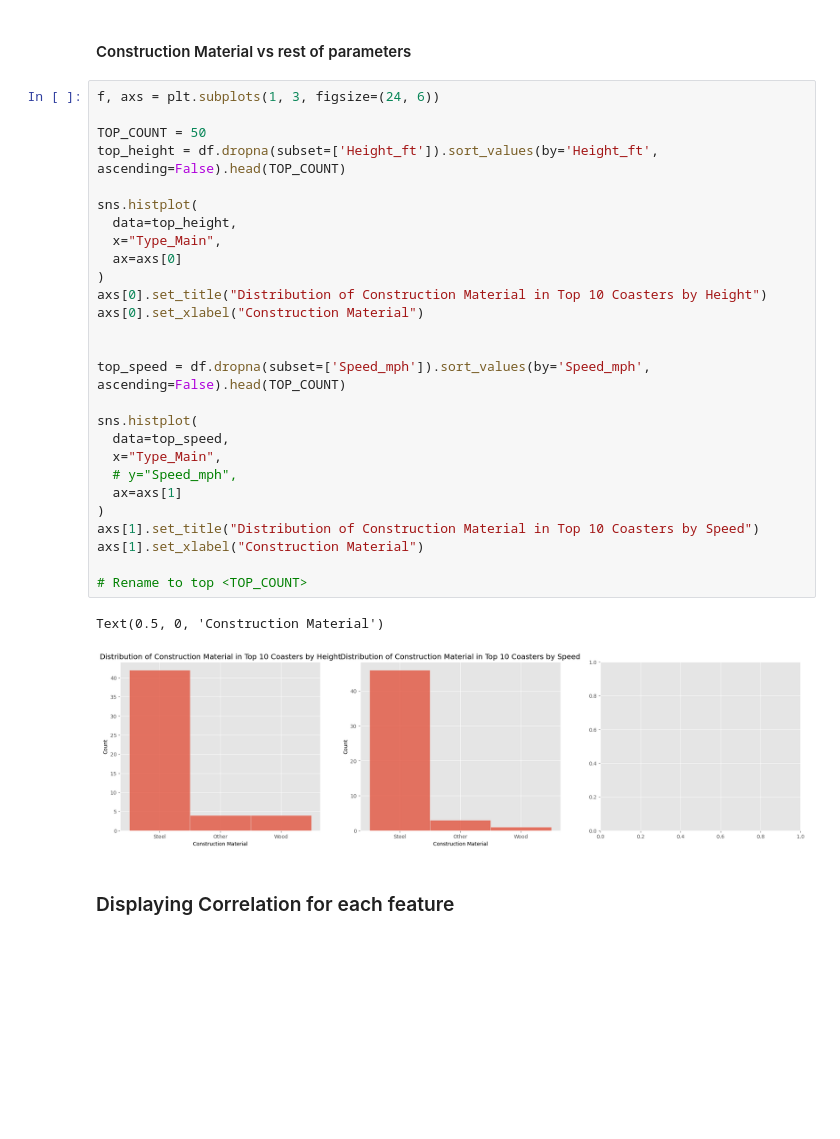
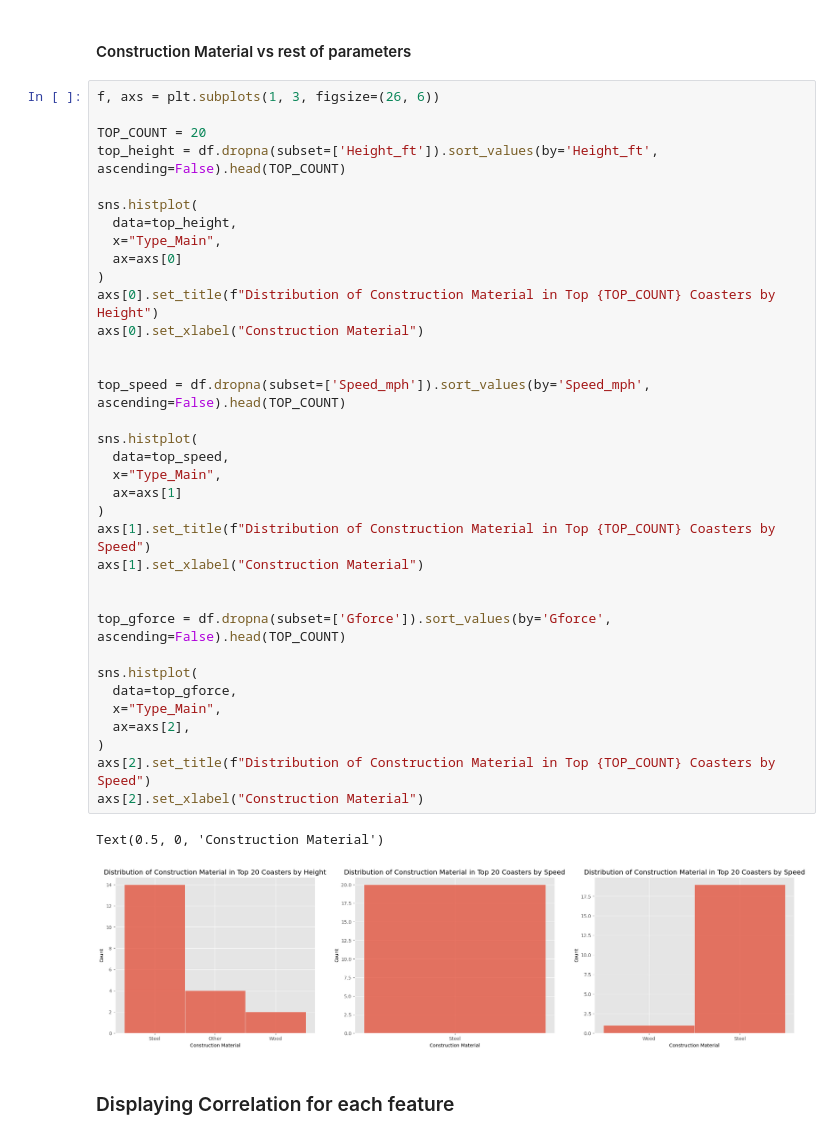
Before and after one commit to Pawcharz/Statistics-Analysis-Playground, a Jupyter notebook: rollercoaster/exploratory-data-analysis.ipynb, the cells around one changed output. Saved outputs shown, nothing was run; the diff lists cells and outputs as text; blank space fills up the shorter version.

Commit message:
Add proper <TOP_COUNT> naming

```diff
--- a/rollercoaster/exploratory-data-analysis.ipynb
+++ b/rollercoaster/exploratory-data-analysis.ipynb
@@ -412,35 +412,43 @@ sns.pairplot(data=df, vars=quantitative_features, hue='Type_Main', height=2)
 # %% [markdown]
 #### Construction Material vs rest of parameters
 # %%
-f, axs = plt.subplots(1, 3, figsize=(24, 6))
+f, axs = plt.subplots(1, 3, figsize=(26, 6))
 
-TOP_COUNT = 50
+TOP_COUNT = 20
 top_height = df.dropna(subset=['Height_ft']).sort_values(by='Height_ft', ascending=False).head(TOP_COUNT)
 
 sns.histplot(
   data=top_height,
   x="Type_Main",
   ax=axs[0]
 )
-axs[0].set_title("Distribution of Construction Material in Top 10 Coasters by Height")
+axs[0].set_title(f"Distribution of Construction Material in Top {TOP_COUNT} Coasters by Height")
 axs[0].set_xlabel("Construction Material")
 
 
 top_speed = df.dropna(subset=['Speed_mph']).sort_values(by='Speed_mph', ascending=False).head(TOP_COUNT)
 
 sns.histplot(
   data=top_speed,
   x="Type_Main",
-  # y="Speed_mph",
   ax=axs[1]
 )
-axs[1].set_title("Distribution of Construction Material in Top 10 Coasters by Speed")
+axs[1].set_title(f"Distribution of Construction Material in Top {TOP_COUNT} Coasters by Speed")
 axs[1].set_xlabel("Construction Material")
 
-# Rename to top <TOP_COUNT>
+
+top_gforce = df.dropna(subset=['Gforce']).sort_values(by='Gforce', ascending=False).head(TOP_COUNT)
+
+sns.histplot(
+  data=top_gforce,
+  x="Type_Main",
+  ax=axs[2],
+)
+axs[2].set_title(f"Distribution of Construction Material in Top {TOP_COUNT} Coasters by Speed")
+axs[2].set_xlabel("Construction Material")
 # %% [output]
 Text(0.5, 0, 'Construction Material')
-[figure, old version]
+[figure, new version]
 # %% [markdown]
 ### Displaying Correlation for each feature
 # %%
```
